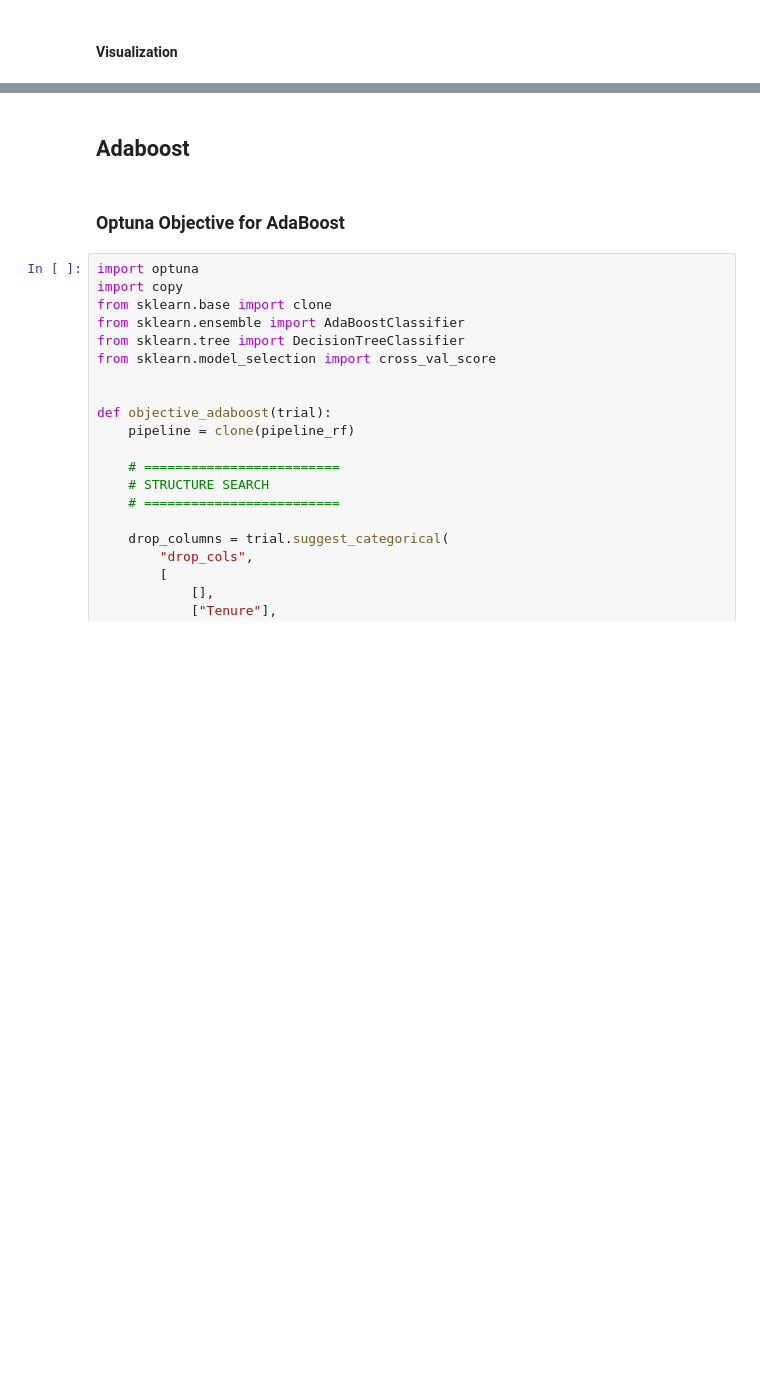
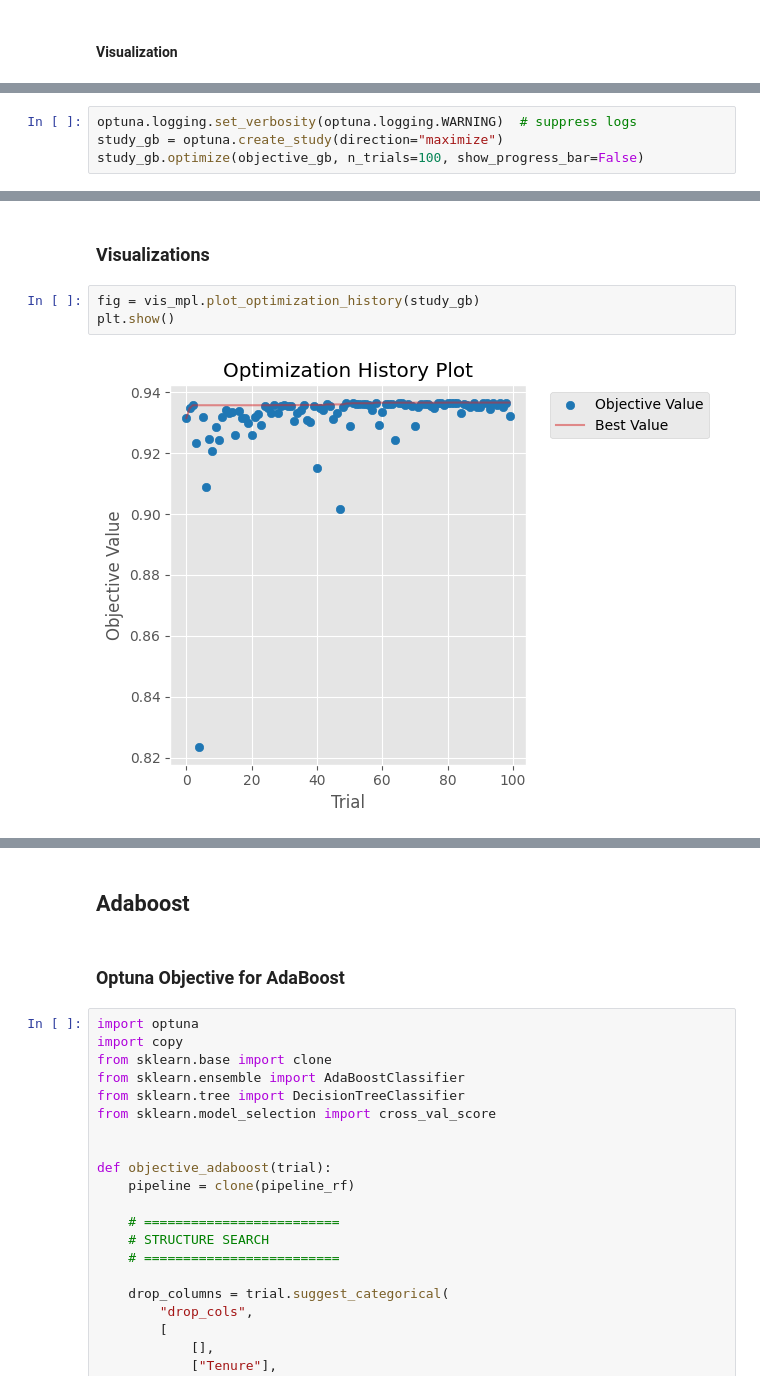
Before and after one commit to Maxstef/data-loves-ml-for-people-course, a Jupyter notebook: notebooks/2_4_ensembles_cross_val/0_8_bank_customer_ensembles_optuna.ipynb, the cells around one changed output, grey strips where cells are left out. Cells and saved outputs as stored; diff of their text form; blank space fills up the shorter version.

Commit message:
Practice ensembles hyperparam tuning with optuna on bank customer dataset

```diff
--- a/notebooks/2_4_ensembles_cross_val/0_8_bank_customer_ensembles.ipynb
+++ b/notebooks/2_4_ensembles_cross_val/0_8_bank_customer_ensembles_optuna.ipynb
@@ -614,0 +780,4 @@ plt.show()
+# %%
+optuna.logging.set_verbosity(optuna.logging.WARNING)  # suppress logs
+study_gb = optuna.create_study(direction="maximize")
+study_gb.optimize(objective_gb, n_trials=100, show_progress_bar=False)
@@ -614,0 +842,7 @@ plt.show()
+# %% [markdown]
+### Visualizations
+# %%
+fig = vis_mpl.plot_optimization_history(study_gb)
+plt.show()
+# %% [output]
+[figure, added]
```
Also changed, not shown: parts of 22 cells of this notebook.
